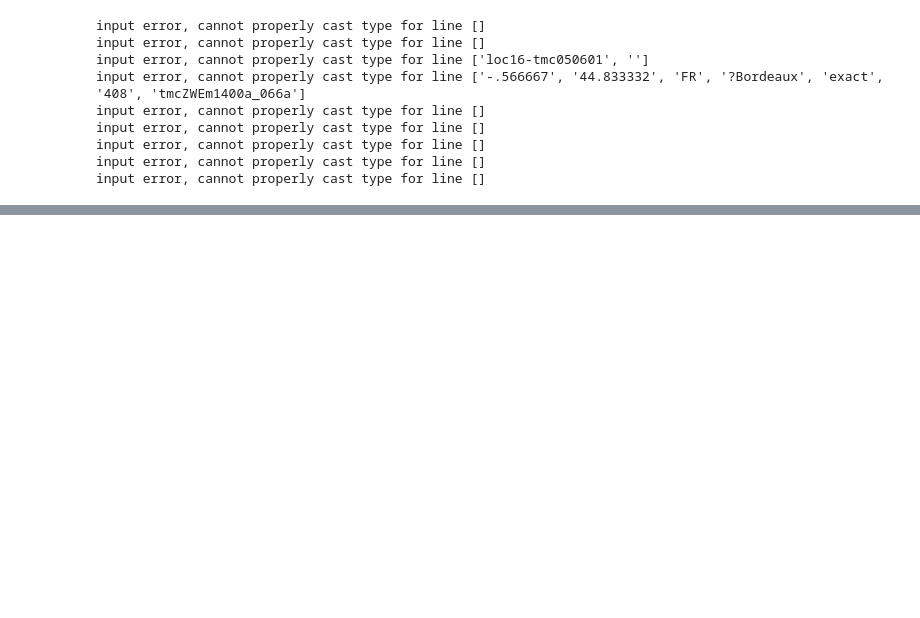
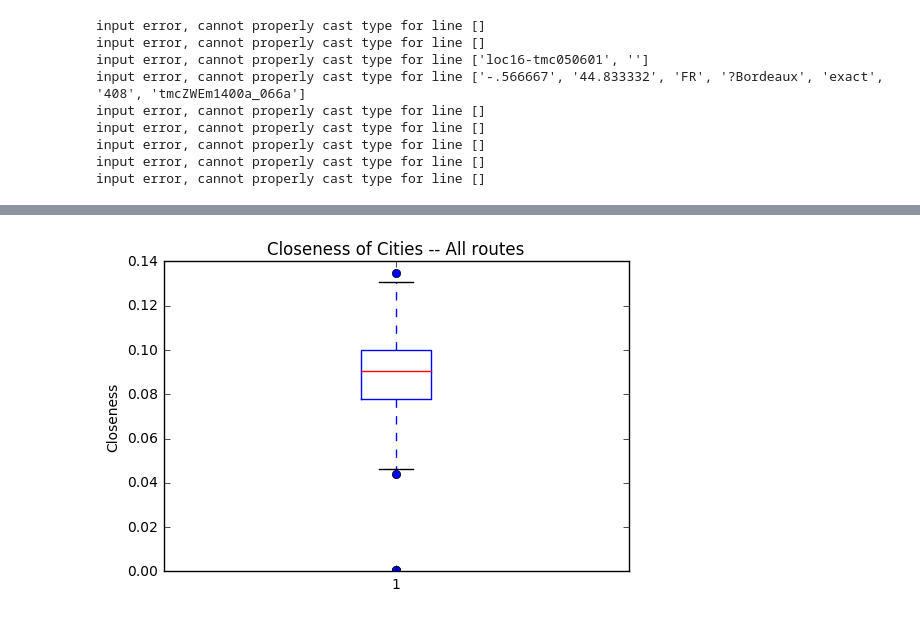
Before and after one commit to LucyWilcox/Plague, a Jupyter notebook: code/main_model.ipynb, the cells around one changed output, grey strips where cells are left out. Saved outputs shown, nothing was run; the diff lists cells and outputs as text; code cells hidden in the pictures; blank space fills up the shorter version.

```diff
--- a/code/main_model.ipynb
+++ b/code/main_model.ipynb
@@ -114,0 +118,7 @@ plt.show()
+# %%
+plt.boxplot(closeness, sym = 'ro')
+plt.title('Closeness of Cities -- All routes')
+plt.ylabel('Closeness')
+plt.show()
+# %% [output]
+[figure, added]
```
Also changed, not shown: parts of 12 cells of this notebook, 2 other files.
